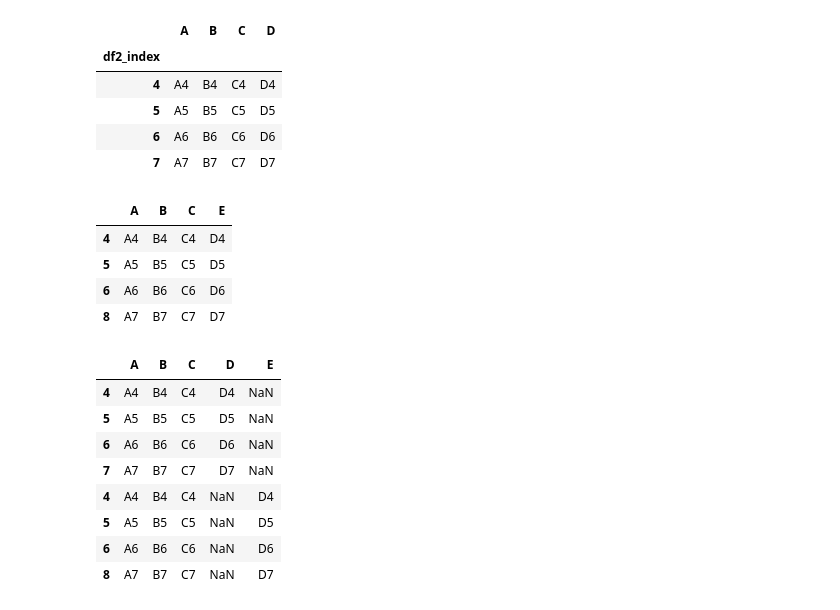
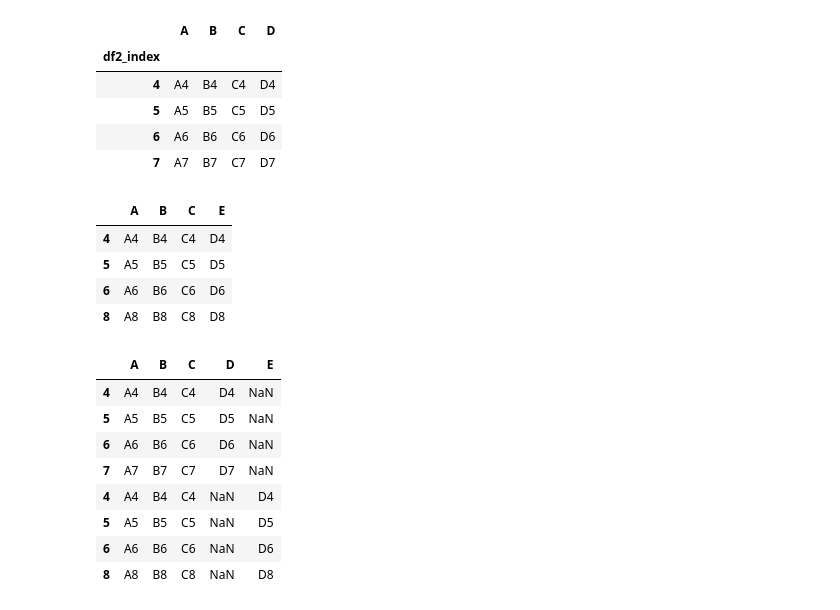
Before and after one commit to parth-github/pandas, a Jupyter notebook: Merge_Join_Concat.ipynb, the cells around one changed output. Cells and saved outputs as stored; diff of their text form; code cells hidden in the pictures.

```diff
--- a/Merge_Join_Concat.ipynb
+++ b/Merge_Join_Concat.ipynb
@@ -102,21 +102,21 @@ df2
 # %%
 # @title concat between two dataframes columns having similar indexes
 
 d = {
-    'A' : ['A4', 'A5', 'A6', 'A7'],
-    'B' : ['B4', 'B5', 'B6', 'B7'],
-    'C' : ['C4', 'C5', 'C6', 'C7'],
-    'E' : ['D4', 'D5', 'D6', 'D7']
+    'A' : ['A4', 'A5', 'A6', 'A8'],
+    'B' : ['B4', 'B5', 'B6', 'B8'],
+    'C' : ['C4', 'C5', 'C6', 'C8'],
+    'E' : ['D4', 'D5', 'D6', 'D8']
 }
 index=[4,5,6,8]
 df2_1 = pd.DataFrame(d,index)
 df2_1
 # %% [output]
 |  | A | B | C | E |
 | 4 | A4 | B4 | C4 | D4 |
 | 5 | A5 | B5 | C5 | D5 |
 | 6 | A6 | B6 | C6 | D6 |
-| 8 | A7 | B7 | C7 | D7 |
+| 8 | A8 | B8 | C8 | D8 |
 # %%
 pd.concat([df2, df2_1])
 # %% [output]
@@ -128,4 +128,4 @@ pd.concat([df2, df2_1])
 | 4 | A4 | B4 | C4 | NaN | D4 |
 | 5 | A5 | B5 | C5 | NaN | D5 |
 | 6 | A6 | B6 | C6 | NaN | D6 |
-| 8 | A7 | B7 | C7 | NaN | D7 |
+| 8 | A8 | B8 | C8 | NaN | D8 |
```
Also changed, not shown: parts of 7 cells of this notebook.
